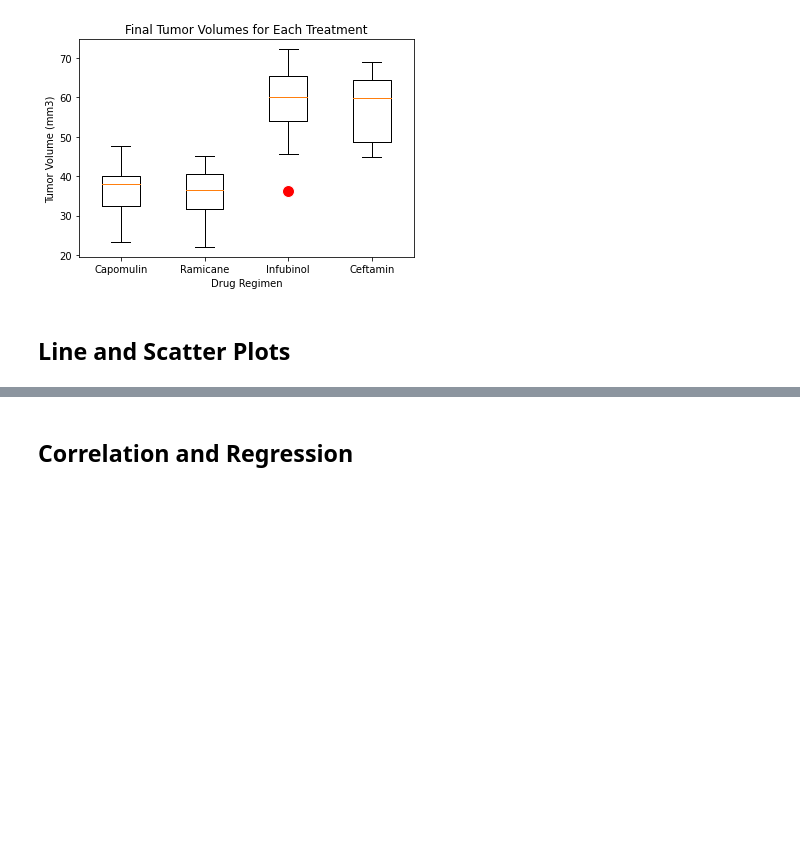
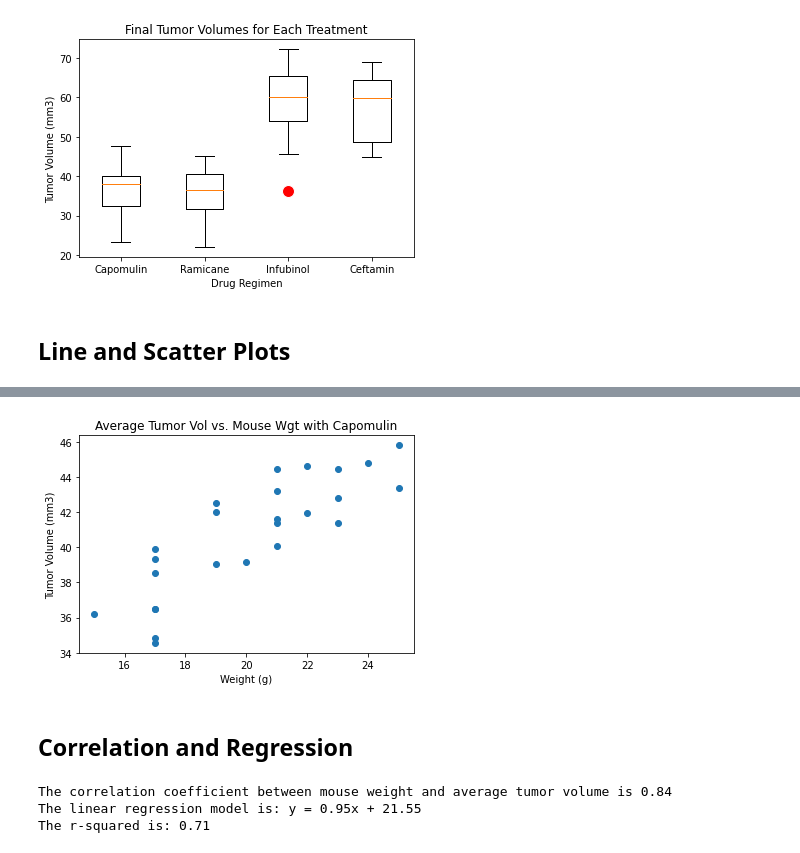
Before and after one commit to dkletter/matplotlib-challenge, a Jupyter notebook: pymaceuticals_starter.ipynb, the cells around one changed output, grey strips where cells are left out. Cells and saved outputs as stored; diff of their text form; code cells hidden in the pictures; blank space fills up the shorter version.

```diff
--- a/pymaceuticals_starter.ipynb
+++ b/pymaceuticals_starter.ipynb
@@ -326,2 +332,18 @@ plt.show()
+# %%
+# Make a group to put the values in
+capomulin_group_df = capomulin_df.groupby(['Mouse ID'])
+
+# Calculate the averages
+x_value = capomulin_group_df['Weight (g)'].mean()
+y_value = capomulin_group_df['Tumor Volume (mm3)'].mean()
+
+# Generate a scatter plot of average tumor volume vs. mouse weight for the Capomulin regimen
+plt.scatter(x_value, y_value)
+plt.xlabel('Weight (g)')
+plt.ylabel('Tumor Volume (mm3)')
+plt.title('Average Tumor Vol vs. Mouse Wgt with Capomulin')
+plt.show()
+# %% [output]
+[figure, added]
 # %% [markdown]
 ## Correlation and Regression
@@ -330,0 +350,16 @@ plt.show()
+# %%
+# Calculate the correlation coefficient for mouse weight and average tumor volume for the Capomulin regimen
+correlation = st.pearsonr(x_value, y_value)
+
+# Calculate the linear regression model for mouse weight and average tumor volume for the Capomulin regimen
+(slope, intercept, rvalue, _, _) = st.linregress(x_value, y_value)
+regress_values = x_value * slope + intercept
+line_eq = 'y = ' + str(round(slope,2)) + 'x + ' + str(round(intercept,2))
+
+print(f'The correlation coefficient between mouse weight and average tumor volume is {round(correlation[0], 2)}')
+print(f'The linear regression model is: {line_eq}')
+print(f'The r-squared is: {round(rvalue**2, 2)}')
+# %% [output]
+The correlation coefficient between mouse weight and average tumor volume is 0.84
+The linear regression model is: y = 0.95x + 21.55
+The r-squared is: 0.71
```
Also changed, not shown: parts of 5 cells of this notebook.
